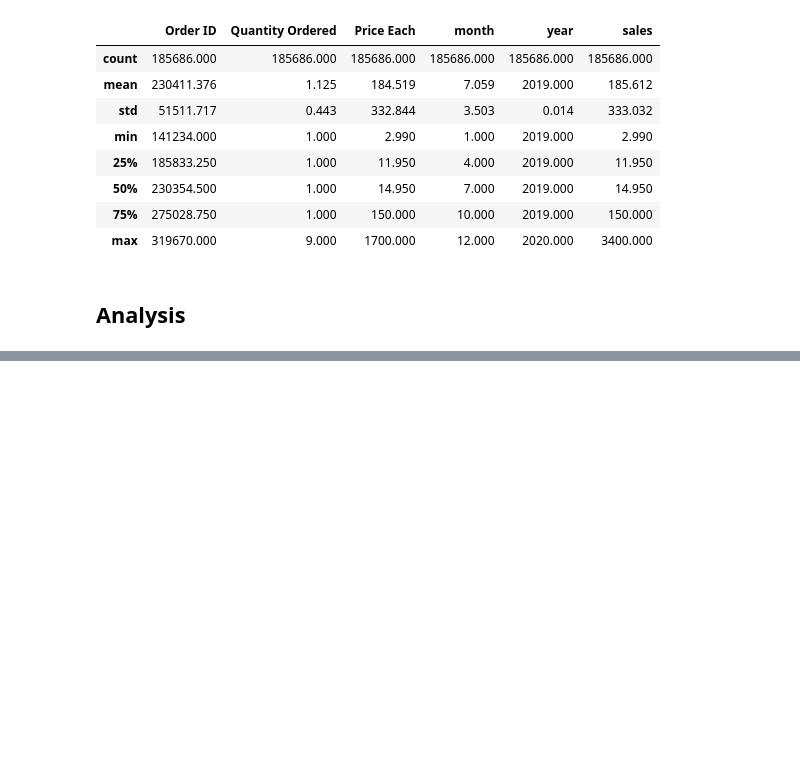
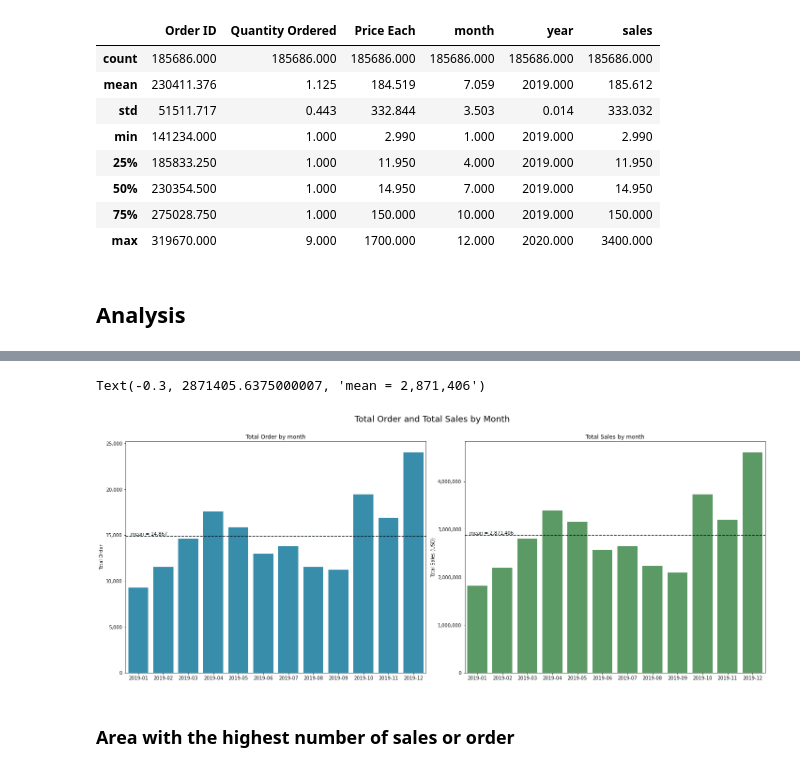
Before and after one commit to ndnyp/Product-Sales-Analysis, a Jupyter notebook: product_sales_analysis_notebook.ipynb, the cells around one changed output, grey strips where cells are left out. Drawn from its saved outputs; the diff is of its cells as text; code cells hidden in the pictures; blank space fills up the shorter version.

```diff
--- a/product_sales_analysis_notebook.ipynb
+++ b/product_sales_analysis_notebook.ipynb
@@ -180,0 +193,9 @@ df.describe()
+# %%
+# Calculate total number of orders and sales by month
+monthly_data = df.groupby(by=['year_month'], as_index=False).agg(
+    total_order = ('Order ID', pd.Series.nunique),
+    total_sales = ('sales', sum),
+
+)
+
+monthly_data
@@ -180,0 +217,35 @@ df.describe()
+# %%
+# Create bar chart for total order and total sales by month
+
+# Remove 2020-01 data since it only has small observations
+sub_monthly_data = monthly_data[monthly_data['year_month'] != '2020-01']
+
+# Define subplot grid
+fig, (ax0, ax1) = plt.subplots(1,2, figsize = [20,8], sharex=False)
+fig.tight_layout()
+fig.set_tight_layout(True)
+fig.suptitle("Total Order and Total Sales by Month", fontsize=18, y=1)
+fig.subplots_adjust(top=1.5, hspace=.5, wspace=.5)
+
+# Total order by month
+sns.barplot(data = sub_monthly_data, x = 'year_month', y = 'total_order', ax = ax0, color="#2596be")
+ylab = ax0.set_ylabel('Total Order')
+xlab = ax0.set_xlabel(None)
+ax0.set_title('Total Order by month')
+ax0.yaxis.set_major_formatter(ticker.StrMethodFormatter('{x:,.0f}'))
+ax0.axhline(sub_monthly_data['total_order'].mean(), color = "#040f13", linestyle='--', label = "mean")
+ax0.annotate('mean = ' + str(format(sub_monthly_data['total_order'].mean(), ',.0f')), xy = (ax0.get_xlim()[0]+0.2, sub_monthly_data['total_order'].mean()), ha = "left", va="bottom", color = "#040f13")
+
+# Total sales by month
+sns.barplot(data = sub_monthly_data, x = 'year_month', y = 'total_sales', ax = ax1, color="#50a45e")
+ylab = ax1.set_ylabel('Total Sales (USD)')
+xlab = ax1.set_xlabel(None)
+ax1.set_title('Total Sales by month')
+ax1.yaxis.set_major_formatter(ticker.StrMethodFormatter('{x:,.0f}'))
+ax1.axhline(sub_monthly_data['total_sales'].mean(), color = "#040f13", linestyle='--', label = "mean")
+ax1.annotate('mean = ' + str(format(sub_monthly_data['total_sales'].mean(), ',.0f')), xy = (ax0.get_xlim()[0]+0.2, sub_monthly_data['total_sales'].mean()), ha = "left", va="bottom", color = "#040f13")
+# %% [output]
+Text(-0.3, 2871405.6375000007, 'mean = 2,871,406')
+[figure, added]
+# %% [markdown]
+### Area with the highest number of sales or order
```
Also changed, not shown: parts of 33 cells of this notebook.
